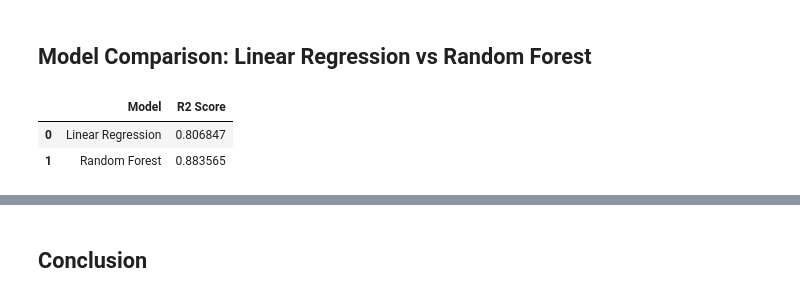
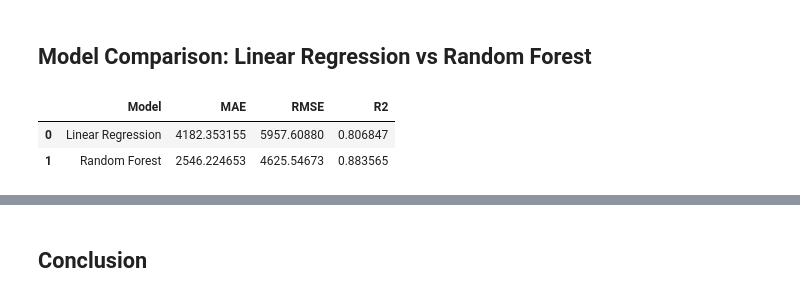
Before and after one commit to Yasir-Aladwani/medical-insurance-cost-analysis, a Jupyter notebook: medical_insurance_cost_analysis.ipynb, the cells around one changed output, grey strips where cells are left out. Drawn from its saved outputs; the diff is of its cells as text; code cells hidden in the pictures.

Commit message:
Enhance model evaluation with metrics table, prediction plots, and residual analysis.

```diff
--- a/medical_insurance_cost_analysis.ipynb
+++ b/medical_insurance_cost_analysis.ipynb
@@ -478,16 +480,25 @@ dtype: float64
 # %% [markdown]
 ## Model Comparison: Linear Regression vs Random Forest
 # %%
-results = pd.DataFrame({
+# Performance Metrics Table
+metrics_df = pd.DataFrame({
     "Model": ["Linear Regression", "Random Forest"],
-    "R2 Score": [
+    "MAE": [
+        mean_absolute_error(y_test, y_pred_lr),
+        mean_absolute_error(y_test, y_pred_rf)
+    ],
+    "RMSE": [
+        np.sqrt(mean_squared_error(y_test, y_pred_lr)),
+        np.sqrt(mean_squared_error(y_test, y_pred_rf))
+    ],
+    "R2": [
         r2_score(y_test, y_pred_lr),
         r2_score(y_test, y_pred_rf)
     ]
 })
 
-results
+metrics_df
 # %% [output]
-|  | Model | R2 Score |
-| 0 | Linear Regression | 0.806847 |
-| 1 | Random Forest | 0.883565 |
+|  | Model | MAE | RMSE | R2 |
+| 0 | Linear Regression | 4182.353155 | 5957.60880 | 0.806847 |
+| 1 | Random Forest | 2546.224653 | 4625.54673 | 0.883565 |
```
Also changed, not shown: parts of 7 cells of this notebook.
